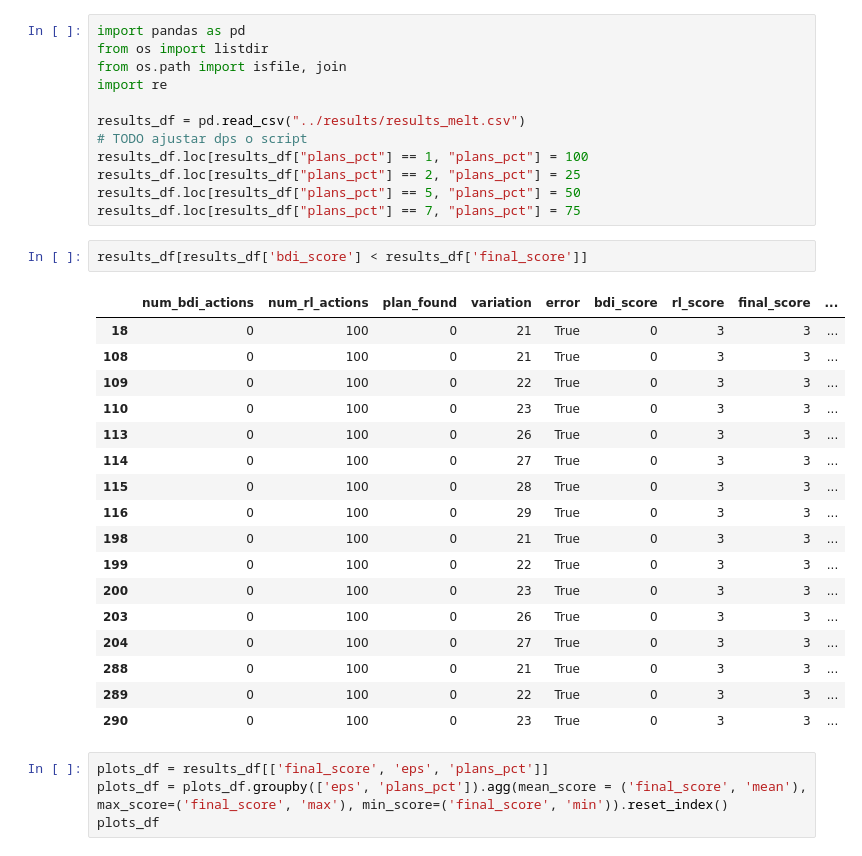
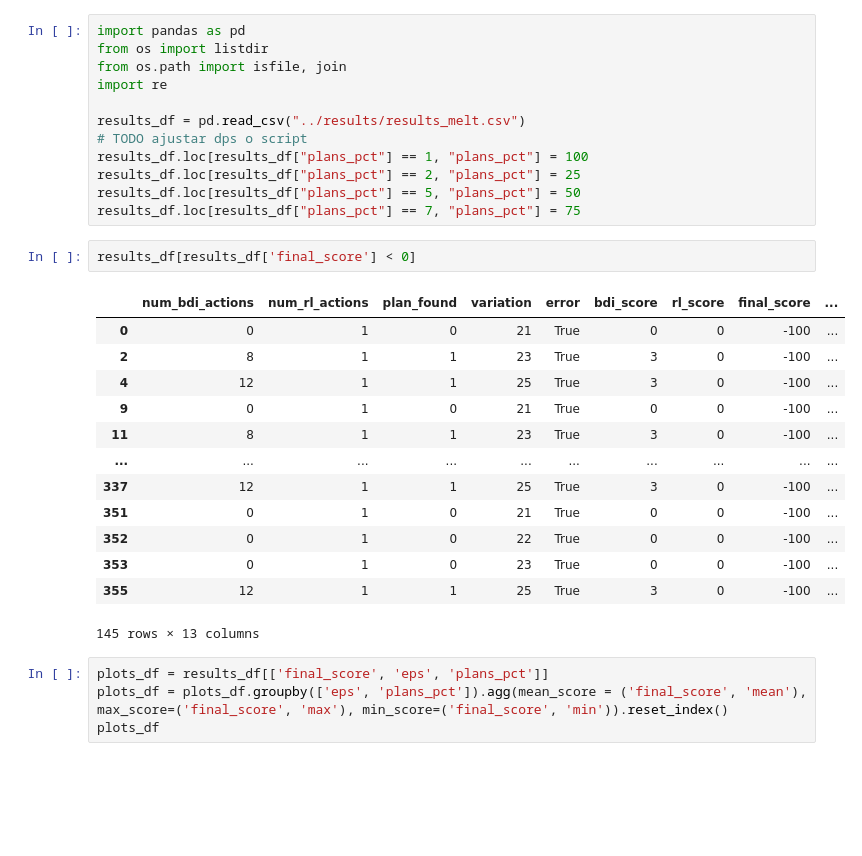
Before and after one commit to yukioichida/bdi-latent-space, a Jupyter notebook: notebooks/results_analysis.ipynb, the cells around one changed output. Cells and saved outputs as stored; diff of their text form; blank space fills up the shorter version.

```diff
--- a/notebooks/results_analysis.ipynb
+++ b/notebooks/results_analysis.ipynb
@@ -11,25 +11,21 @@ results_df.loc[results_df["plans_pct"] == 2, "plans_pct"] = 25
 results_df.loc[results_df["plans_pct"] == 5, "plans_pct"] = 50
 results_df.loc[results_df["plans_pct"] == 7, "plans_pct"] = 75
 # %%
-results_df[results_df['bdi_score'] < results_df['final_score']]
+results_df[results_df['final_score'] < 0]
 # %% [output]
 |  | num_bdi_actions | num_rl_actions | plan_found | variation | error | bdi_score | rl_score | final_score | ... |
-| 18 | 0 | 100 | 0 | 21 | True | 0 | 3 | 3 | ... |
-| 108 | 0 | 100 | 0 | 21 | True | 0 | 3 | 3 | ... |
-| 109 | 0 | 100 | 0 | 22 | True | 0 | 3 | 3 | ... |
-| 110 | 0 | 100 | 0 | 23 | True | 0 | 3 | 3 | ... |
-| 113 | 0 | 100 | 0 | 26 | True | 0 | 3 | 3 | ... |
-| 114 | 0 | 100 | 0 | 27 | True | 0 | 3 | 3 | ... |
-| 115 | 0 | 100 | 0 | 28 | True | 0 | 3 | 3 | ... |
-| 116 | 0 | 100 | 0 | 29 | True | 0 | 3 | 3 | ... |
-| 198 | 0 | 100 | 0 | 21 | True | 0 | 3 | 3 | ... |
-| 199 | 0 | 100 | 0 | 22 | True | 0 | 3 | 3 | ... |
-| 200 | 0 | 100 | 0 | 23 | True | 0 | 3 | 3 | ... |
-| 203 | 0 | 100 | 0 | 26 | True | 0 | 3 | 3 | ... |
-| 204 | 0 | 100 | 0 | 27 | True | 0 | 3 | 3 | ... |
-| 288 | 0 | 100 | 0 | 21 | True | 0 | 3 | 3 | ... |
-| 289 | 0 | 100 | 0 | 22 | True | 0 | 3 | 3 | ... |
-| 290 | 0 | 100 | 0 | 23 | True | 0 | 3 | 3 | ... |
+| 0 | 0 | 1 | 0 | 21 | True | 0 | 0 | -100 | ... |
+| 2 | 8 | 1 | 1 | 23 | True | 3 | 0 | -100 | ... |
+| 4 | 12 | 1 | 1 | 25 | True | 3 | 0 | -100 | ... |
+| 9 | 0 | 1 | 0 | 21 | True | 0 | 0 | -100 | ... |
+| 11 | 8 | 1 | 1 | 23 | True | 3 | 0 | -100 | ... |
+| ... | ... | ... | ... | ... | ... | ... | ... | ... | ... |
+| 337 | 12 | 1 | 1 | 25 | True | 3 | 0 | -100 | ... |
+| 351 | 0 | 1 | 0 | 21 | True | 0 | 0 | -100 | ... |
+| 352 | 0 | 1 | 0 | 22 | True | 0 | 0 | -100 | ... |
+| 353 | 0 | 1 | 0 | 23 | True | 0 | 0 | -100 | ... |
+| 355 | 12 | 1 | 1 | 25 | True | 3 | 0 | -100 | ... |
+145 rows × 13 columns
 # %%
 plots_df = results_df[['final_score', 'eps', 'plans_pct']]
 plots_df = plots_df.groupby(['eps', 'plans_pct']).agg(mean_score = ('final_score', 'mean'), max_score=('final_score', 'max'), min_score=('final_score', 'min')).reset_index()
```
Also changed, not shown: 3 other files.
